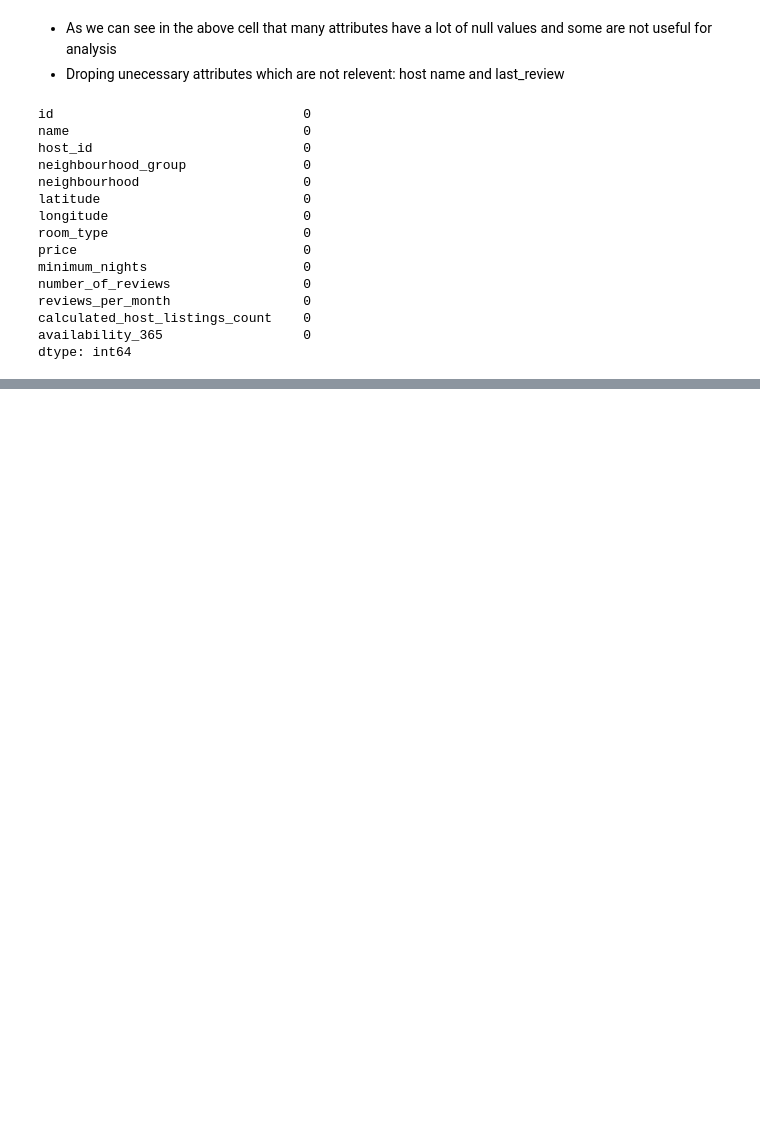
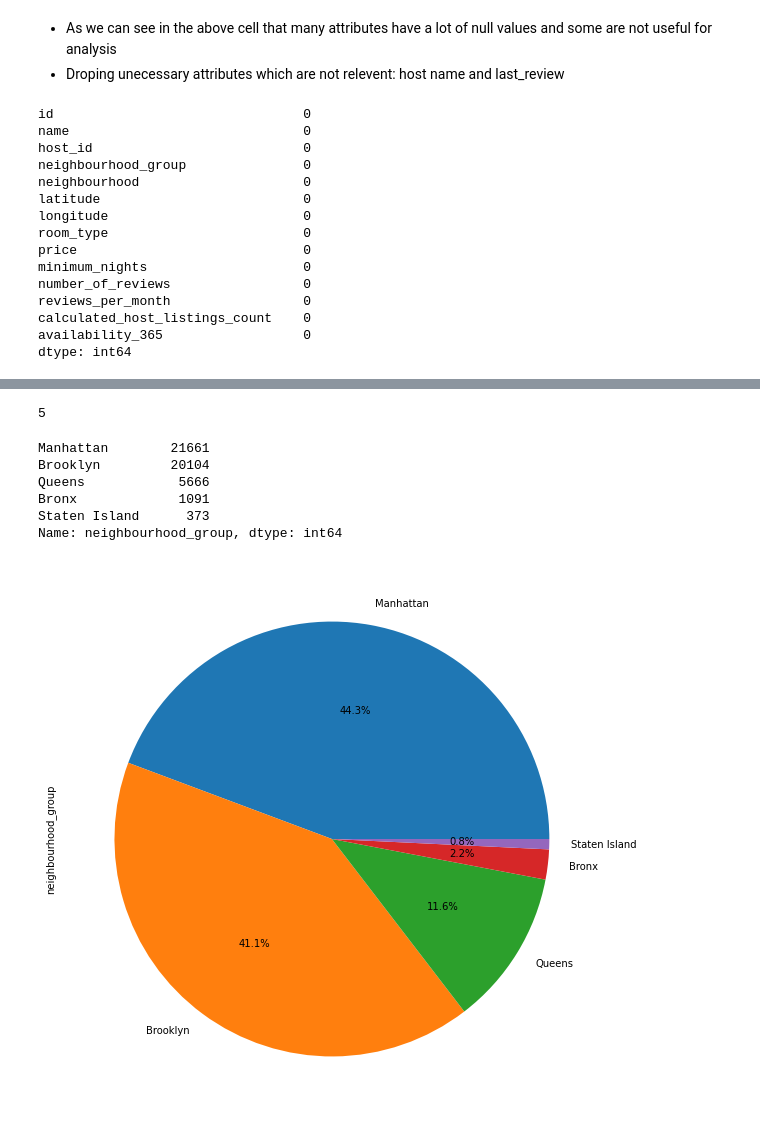
Before and after one commit to Roshani9989/airbnb-data-analysis, a Jupyter notebook: Roshani_Airbnb.ipynb, the cells around one changed output, grey strips where cells are left out. Saved outputs shown, nothing was run; the diff lists cells and outputs as text; code cells hidden in the pictures; blank space fills up the shorter version.

```diff
--- a/Roshani_Airbnb.ipynb
+++ b/Roshani_Airbnb.ipynb
@@ -163,0 +190,21 @@ dtype: int64
+# %%
+#Finding the unique neighbourhood_group
+df['neighbourhood_group'].nunique()
+# %% [output]
+5
+# %%
+neighbourhood_group_count = df['neighbourhood_group'].value_counts()
+neighbourhood_group_count
+# %% [output]
+Manhattan        21661
+Brooklyn         20104
+Queens            5666
+Bronx             1091
+Staten Island      373
+Name: neighbourhood_group, dtype: int64
+# %%
+plt.figure(figsize=(10,10))
+neighbourhood_group_count.plot(kind = 'pie', autopct = "%1.1f%%")
+plt.show()
+# %% [output]
+[figure, added]
```
Also changed, not shown: parts of 7 cells of this notebook.
